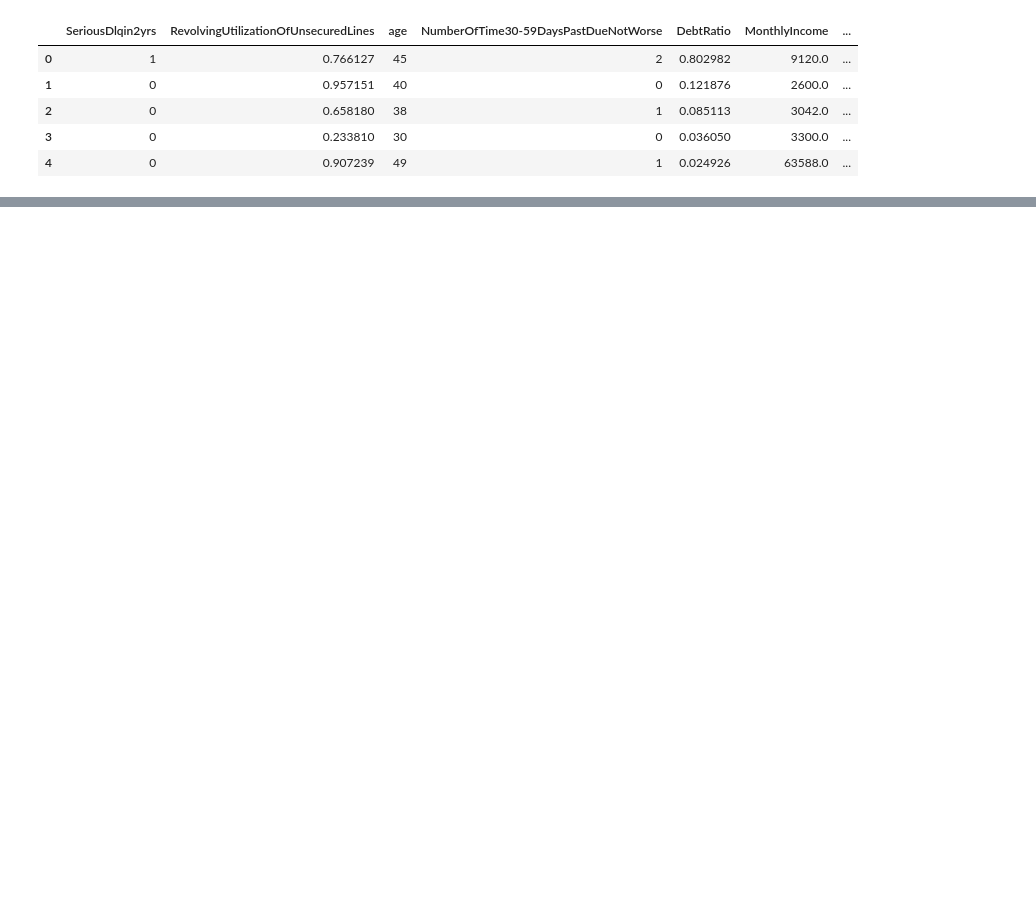
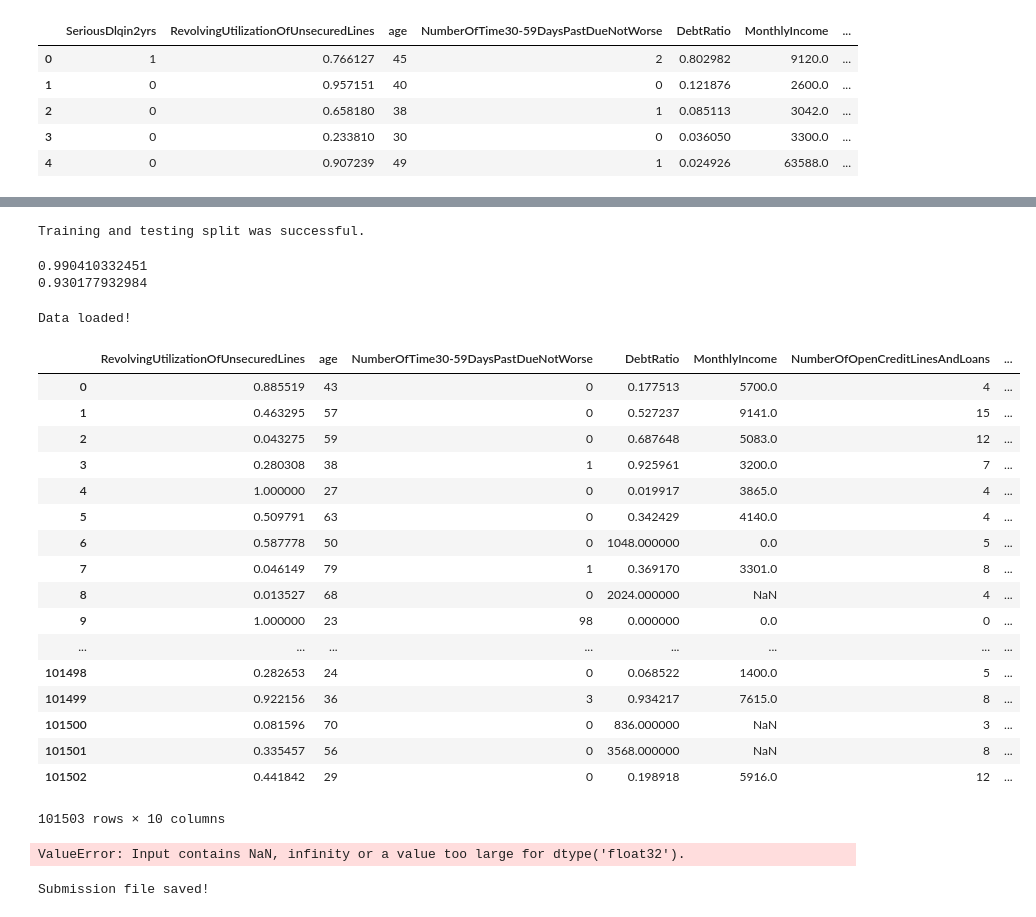
Before and after one commit to jcsastre/kaggle_give-me-credit, a Jupyter notebook: analysis.ipynb, the cells around one changed output, grey strips where cells are left out. Cells and saved outputs as stored; diff of their text form; code cells hidden in the pictures; blank space fills up the shorter version.

```diff
--- a/analysis.ipynb
+++ b/analysis.ipynb
@@ -38,0 +108,73 @@ Target column: SeriousDlqin2yrs
+# %%
+from sklearn.cross_validation import train_test_split
+
+# TODO: Shuffle and split the data into training and testing subsets
+X_train, X_test, y_train, y_test = train_test_split(X_all, y_all, test_size=0.40, random_state=9)
+
+# Success
+print "Training and testing split was successful."
+# %% [output]
+Training and testing split was successful.
+# %%
+from sklearn.ensemble import RandomForestClassifier
+clf = RandomForestClassifier()
+
+# train set
+clf = clf.fit(X_train, y_train)
+print clf.score(X_train, y_train)
+
+# test set
+print clf.score(X_test, y_test)
+# %% [output]
+0.990410332451
+0.930177932984
+# %%
+real_data = pd.read_csv('cs-test.csv').drop('Unnamed: 0', axis=1)
+
+real_X_all = real_data.drop('SeriousDlqin2yrs', axis=1)
+
+print "Data loaded!"
+# %% [output]
+Data loaded!
+# %%
+real_X_all
+# %% [output]
+|  | RevolvingUtilizationOfUnsecuredLines | age | NumberOfTime30-59DaysPastDueNotWorse | DebtRatio | MonthlyIncome | NumberOfOpenCreditLinesAndLoans | ... |
+| 0 | 0.885519 | 43 | 0 | 0.177513 | 5700.0 | 4 | ... |
+| 1 | 0.463295 | 57 | 0 | 0.527237 | 9141.0 | 15 | ... |
+| 2 | 0.043275 | 59 | 0 | 0.687648 | 5083.0 | 12 | ... |
+| 3 | 0.280308 | 38 | 1 | 0.925961 | 3200.0 | 7 | ... |
+| 4 | 1.000000 | 27 | 0 | 0.019917 | 3865.0 | 4 | ... |
+| 5 | 0.509791 | 63 | 0 | 0.342429 | 4140.0 | 4 | ... |
+| 6 | 0.587778 | 50 | 0 | 1048.000000 | 0.0 | 5 | ... |
+| 7 | 0.046149 | 79 | 1 | 0.369170 | 3301.0 | 8 | ... |
+| 8 | 0.013527 | 68 | 0 | 2024.000000 | NaN | 4 | ... |
+| 9 | 1.000000 | 23 | 98 | 0.000000 | 0.0 | 0 | ... |
+| ... | ... | ... | ... | ... | ... | ... | ... |
+| 101498 | 0.282653 | 24 | 0 | 0.068522 | 1400.0 | 5 | ... |
+| 101499 | 0.922156 | 36 | 3 | 0.934217 | 7615.0 | 8 | ... |
+| 101500 | 0.081596 | 70 | 0 | 836.000000 | NaN | 3 | ... |
+| 101501 | 0.335457 | 56 | 0 | 3568.000000 | NaN | 8 | ... |
+| 101502 | 0.441842 | 29 | 0 | 0.198918 | 5916.0 | 12 | ... |
+101503 rows × 10 columns
+# %%
+pred = clf.predict(real_X_all)
+
+print "Prediction done!"
+# %% [output]
+ValueError: Input contains NaN, infinity or a value too large for dtype('float32').
+# %%
+df = pd.DataFrame(pred, columns=['Probability'])
+df['Id'] = df.index + 1
+
+df.head()
+
+df.to_csv(
+    'submission_random_forest.csv',
+    index=False,
+    columns=['Id', 'Probability']
+)
+
+print "Submission file saved!"
+# %% [output]
+Submission file saved!
```
Also changed, not shown: parts of 8 cells of this notebook, 3 other files.
